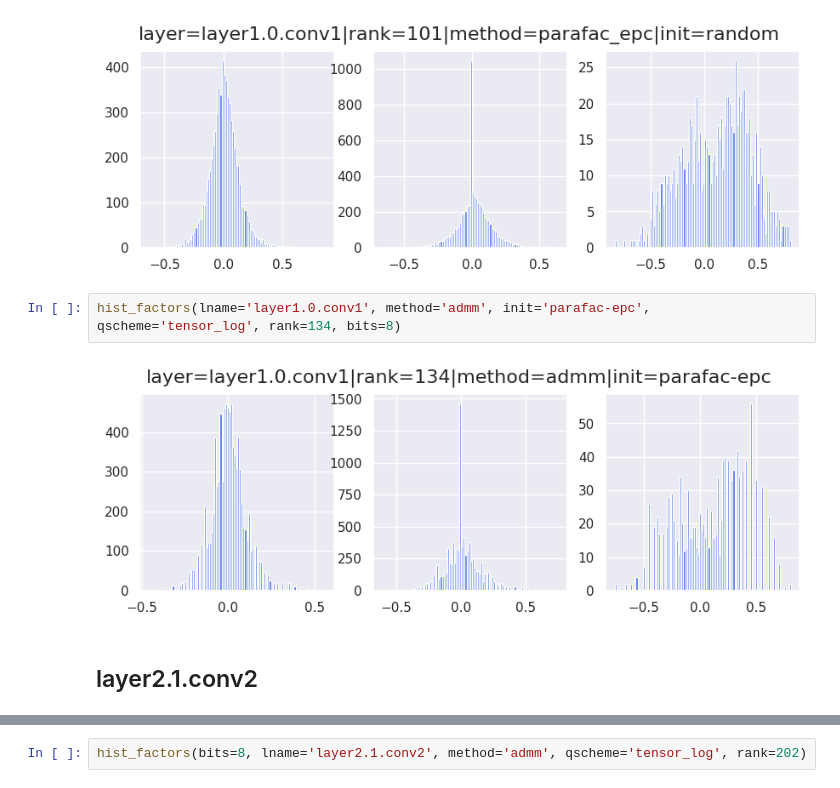
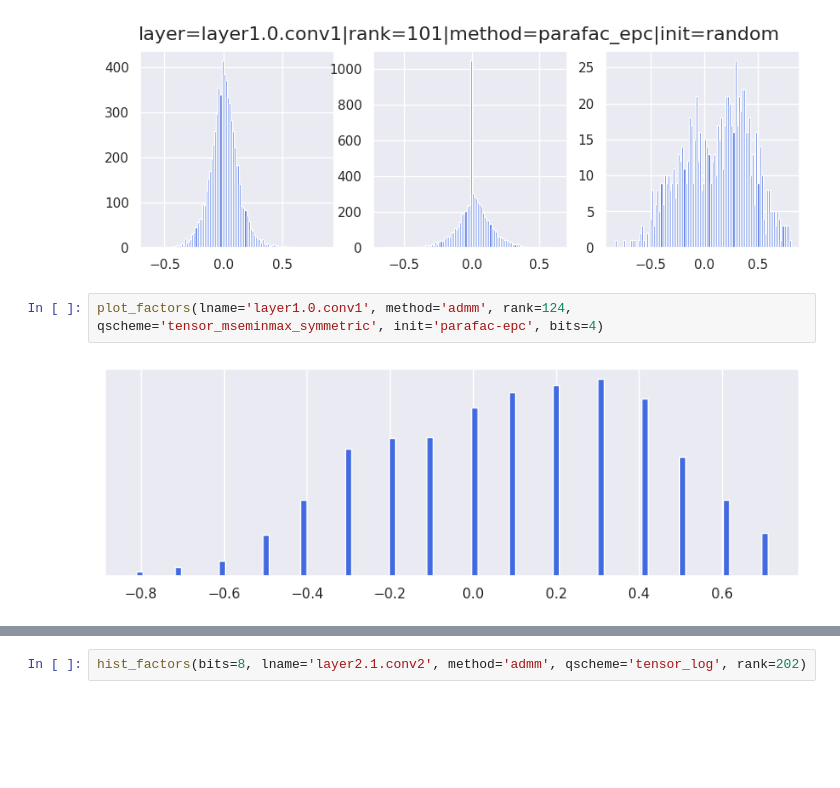
Before and after one commit to KamikaziZen/admm-quantization, a Jupyter notebook: notebooks/WeightFactorHistograms.ipynb, the cells around one changed output, grey strips where cells are left out. Saved outputs shown, nothing was run; the diff lists cells and outputs as text; blank space fills up the shorter version.

```diff
--- a/notebooks/WeightFactorHistograms.ipynb
+++ b/notebooks/WeightFactorHistograms.ipynb
@@ -52,9 +77,7 @@ hist_factors(lname='layer1.0.conv1', method='parafac', rank=101)
 hist_factors(lname='layer1.0.conv1', method='parafac_epc', rank=101)
 # %% [output]
 [figure]
-# %%
-hist_factors(lname='layer1.0.conv1', method='admm', init='parafac-epc', qscheme='tensor_log', rank=134, bits=8)
-# %% [output]
-[figure, removed]
-# %% [markdown]
-## layer2.1.conv2
+# %%
+plot_factors(lname='layer1.0.conv1', method='admm', rank=124, qscheme='tensor_mseminmax_symmetric', init='parafac-epc', bits=4)
+# %% [output]
+[figure, added]
```
Also changed, not shown: parts of 23 cells of this notebook, 22 other files.
